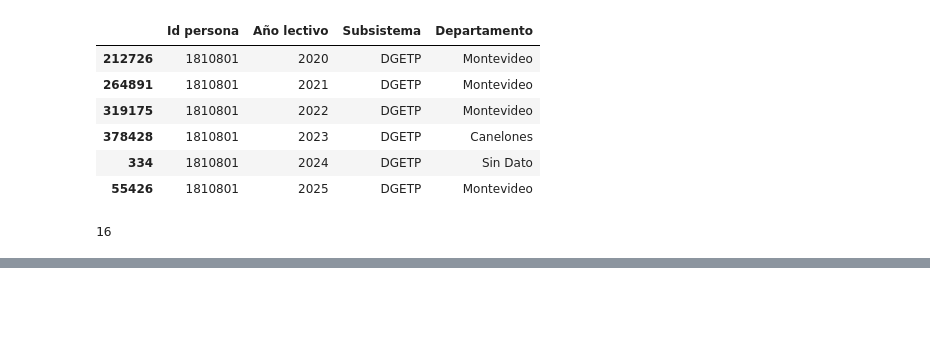
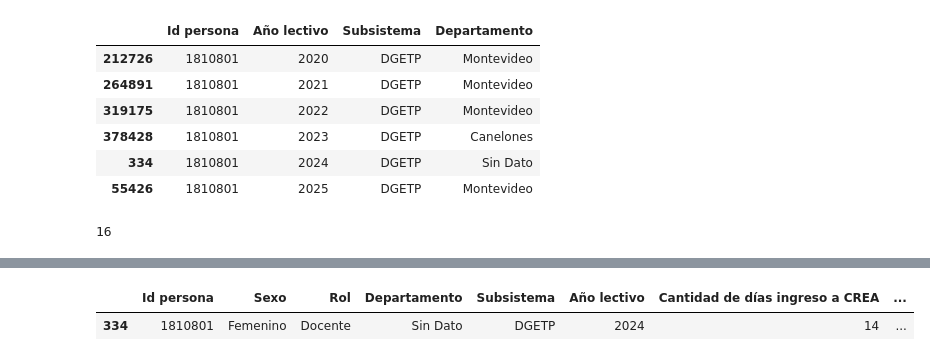
Before and after one commit to Albertmestre1256/Analisis-de-metricas-Ceibal, a Jupyter notebook: Proyecto/Etapa II - Exploración primaria + Limpieza/EDA - Docentes.ipynb, the cells around one changed output, grey strips where cells are left out. Saved outputs shown, nothing was run; the diff lists cells and outputs as text; code cells hidden in the pictures; blank space fills up the shorter version.

```diff
--- a/Proyecto/Etapa II - Exploración primaria + Limpieza/EDA - Docentes.ipynb
+++ b/Proyecto/Etapa II - Exploración primaria + Limpieza/EDA - Docentes.ipynb
@@ -597,0 +698,5 @@ len(conocidas.groupby(["Id persona", "Año lectivo"]))
+# %%
+sin_departamento.head(1)
+# %% [output]
+|  | Id persona | Sexo | Rol | Departamento | Subsistema | Año lectivo | Cantidad de días ingreso a CREA | ... |
+| 334 | 1810801 | Femenino | Docente | Sin Dato | DGETP | 2024 | 14 | ... |
```
Also changed, not shown: parts of 11 cells of this notebook, 1 other file.
